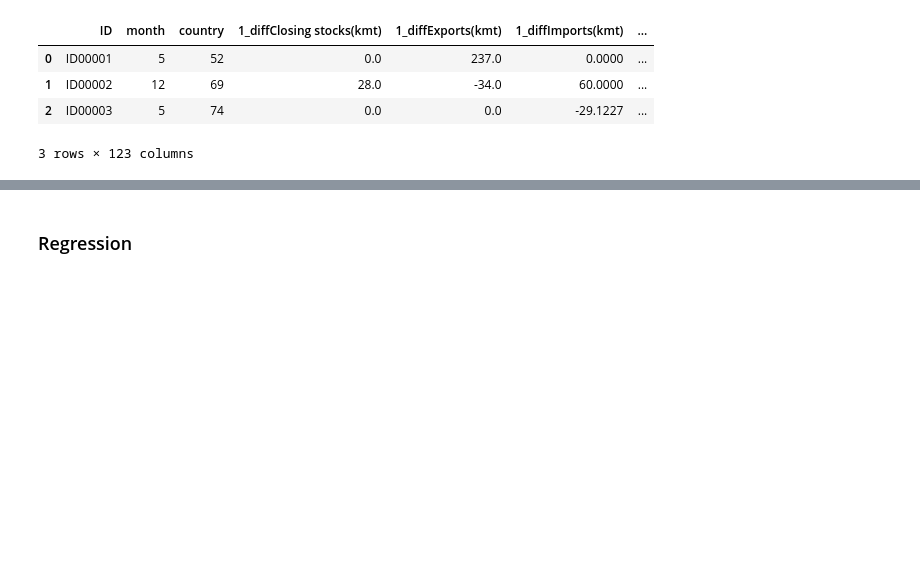
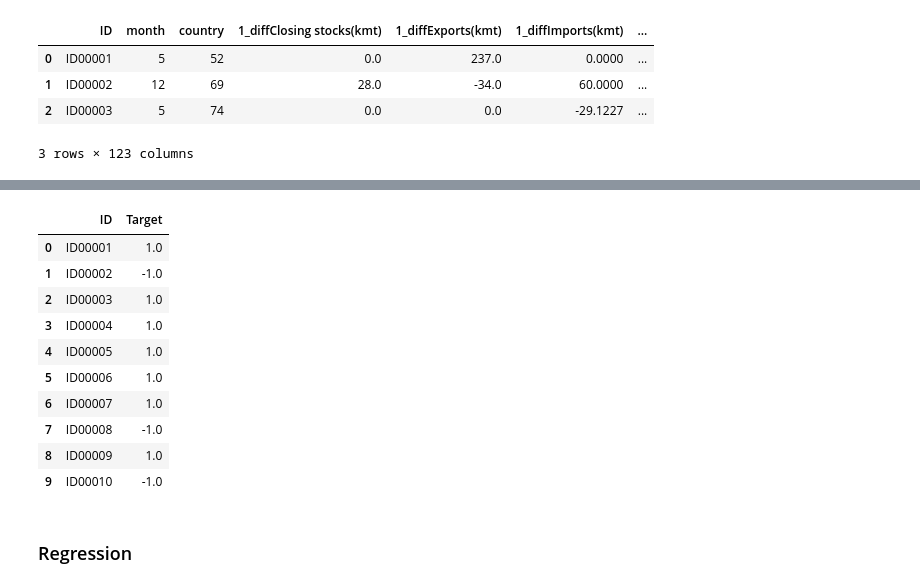
Before and after one commit to jeremycombe/Pipeline, a Jupyter notebook: Final Tests.ipynb, the cells around one changed output, grey strips where cells are left out. Saved outputs shown, nothing was run; the diff lists cells and outputs as text; code cells hidden in the pictures; blank space fills up the shorter version.

Commit message:
grid_predict fixed

```diff
--- a/Final Tests.ipynb
+++ b/Final Tests.ipynb
@@ -242,3 +247,17 @@ clf.pred_grid(Bin_Train[0:10], ID='ID', prob = True)
+# %%
+clf.pred_grid(Bin_Train[0:10], ID='ID', prob = False)
+# %% [output]
+|  | ID | Target |
+| 0 | ID00001 | 1.0 |
+| 1 | ID00002 | -1.0 |
+| 2 | ID00003 | 1.0 |
+| 3 | ID00004 | 1.0 |
+| 4 | ID00005 | 1.0 |
+| 5 | ID00006 | 1.0 |
+| 6 | ID00007 | 1.0 |
+| 7 | ID00008 | -1.0 |
+| 8 | ID00009 | 1.0 |
+| 9 | ID00010 | -1.0 |
 # %% [markdown]
 ### Regression
 # %%
```
Also changed, not shown: parts of 11 cells of this notebook, 1 other file.
